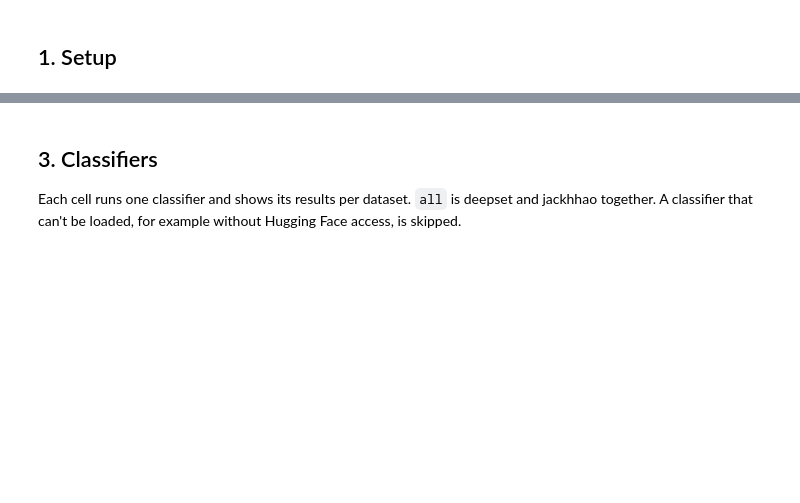
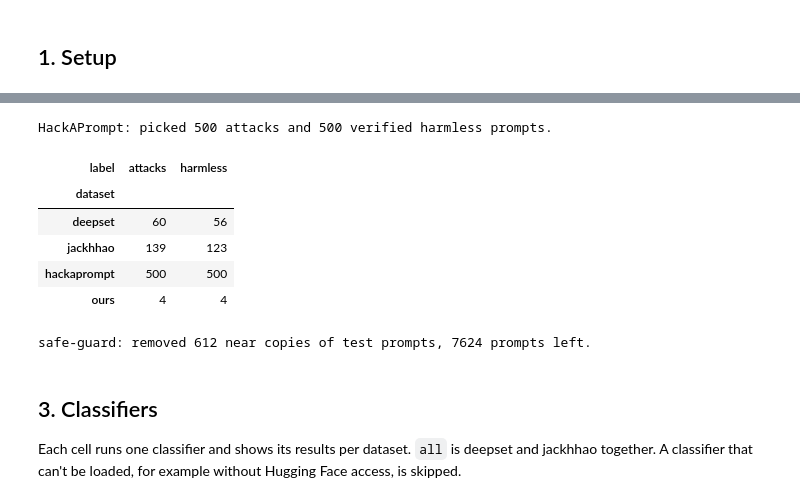
Before and after one commit to KonDiamanti/Software7Group5, a Jupyter notebook: classifier-testing/S7G5_Classifiers.ipynb, the cells around one changed output, grey strips where cells are left out. Drawn from its saved outputs; the diff is of its cells as text; code cells hidden in the pictures; blank space fills up the shorter version.

```diff
--- a/classifier-testing/S7G5_Classifiers.ipynb
+++ b/classifier-testing/S7G5_Classifiers.ipynb
@@ -32,11 +75,20 @@ Training data for the learned checks: the train split of safe-guard, without the
 # %%
-HACKAPROMPT_SAMPLE = 200
+HACKAPROMPT_SAMPLE = 500
 
 data = load_test_prompts(HACKAPROMPT_SAMPLE)
 display(data.groupby(["dataset", "label"], sort=False).size().unstack(fill_value=0)
         .rename(columns={0: "harmless", 1: "attacks"}))
 
 safe_guard = load_training_data(data["text"])
+# %% [output]
+HackAPrompt: picked 500 attacks and 500 verified harmless prompts.
+| label | attacks | harmless |
+| dataset |  |  |
+| deepset | 60 | 56 |
+| jackhhao | 139 | 123 |
+| hackaprompt | 500 | 500 |
+| ours | 4 | 4 |
+safe-guard: removed 612 near copies of test prompts, 7624 prompts left.
 # %% [markdown]
 ## 3. Classifiers
 Each cell runs one classifier and shows its results per dataset. `all` is deepset and jackhhao together. A classifier that can't be loaded, for example without Hugging Face access, is skipped.
```
Also changed, not shown: parts of 19 cells of this notebook, 10 other files.
